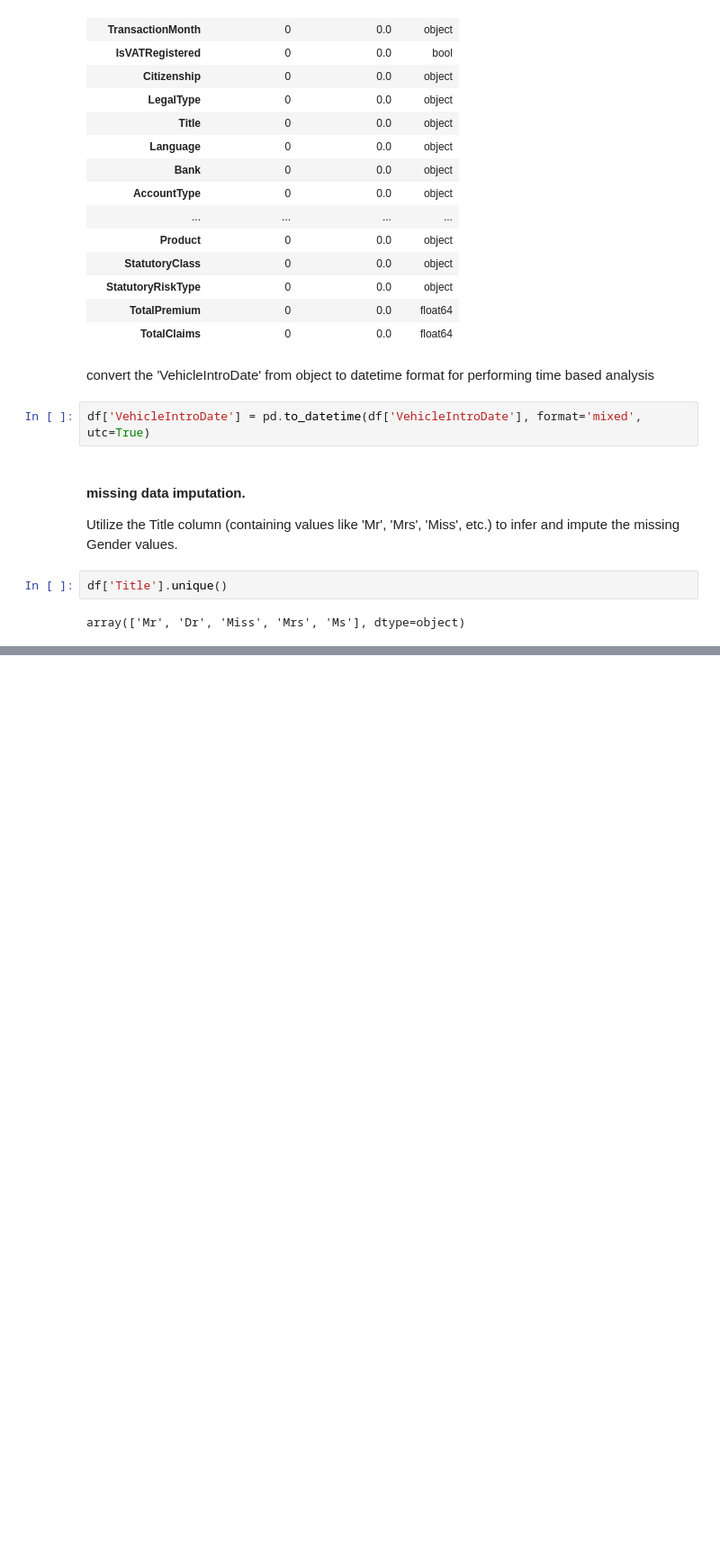
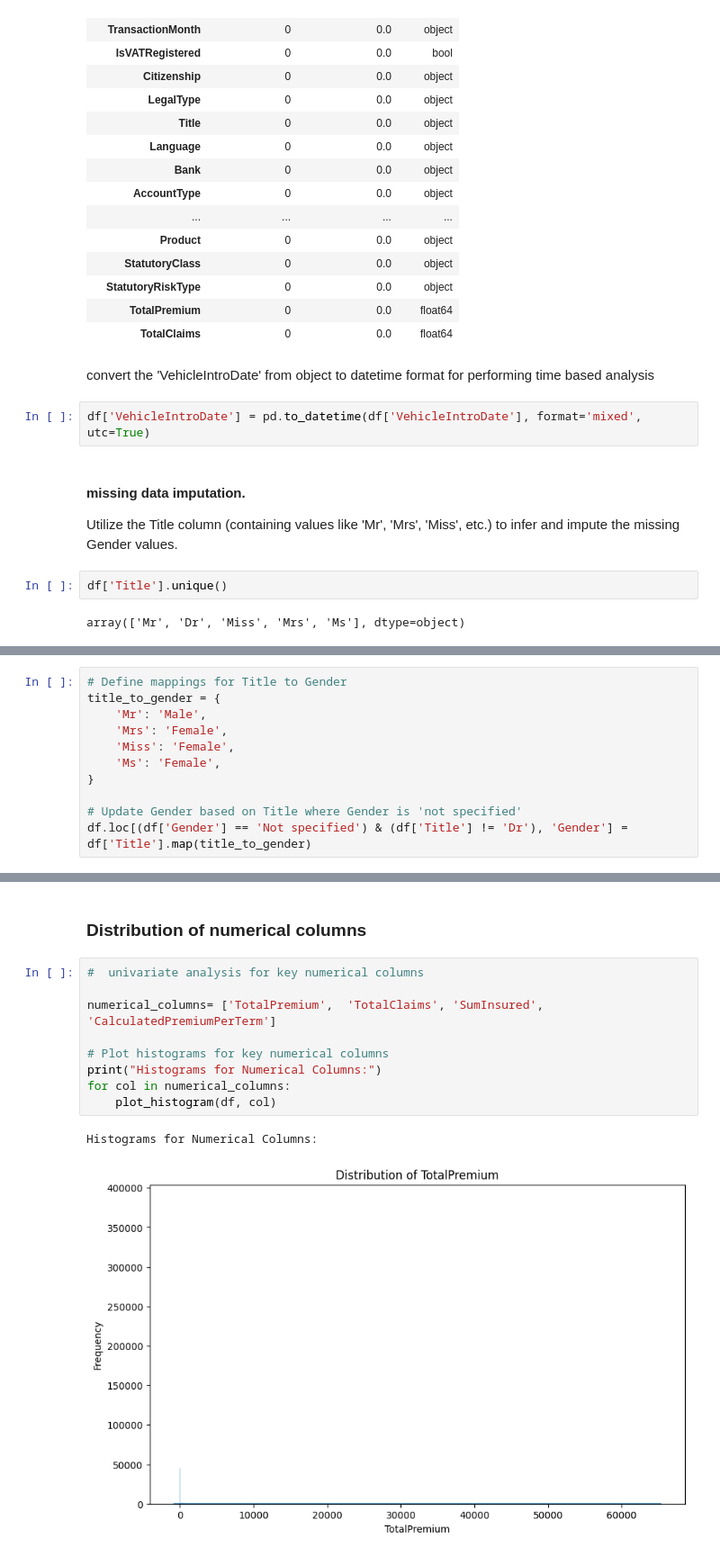
Before and after one commit to Gemechu90/AlphaCare-InsuranceAnalytics, a Jupyter notebook: notebooks/insurance_EDA.ipynb, the cells around one changed output, grey strips where cells are left out. Shown at 90% size. Cells and saved outputs as stored; diff of their text form; blank space fills up the shorter version.

Commit message:
Eploratory Data Analysis

```diff
--- a/notebooks/insurance_EDA.ipynb
+++ b/notebooks/insurance_EDA.ipynb
@@ -253,0 +249,11 @@ array(['Mr', 'Dr', 'Miss', 'Mrs', 'Ms'], dtype=object)
+# %%
+# Define mappings for Title to Gender
+title_to_gender = {
+    'Mr': 'Male',
+    'Mrs': 'Female',
+    'Miss': 'Female',
+    'Ms': 'Female',
+}
+
+# Update Gender based on Title where Gender is 'not specified'
+df.loc[(df['Gender'] == 'Not specified') & (df['Title'] != 'Dr'), 'Gender'] = df['Title'].map(title_to_gender)
@@ -253,0 +270,14 @@ array(['Mr', 'Dr', 'Miss', 'Mrs', 'Ms'], dtype=object)
+# %% [markdown]
+### Distribution of numerical columns
+# %%
+#  univariate analysis for key numerical columns
+
+numerical_columns= ['TotalPremium',	 'TotalClaims', 'SumInsured', 'CalculatedPremiumPerTerm']
+
+# Plot histograms for key numerical columns
+print("Histograms for Numerical Columns:")
+for col in numerical_columns:
+    plot_histogram(df, col)
+# %% [output]
+Histograms for Numerical Columns:
+[figure, added]
```
Also changed, not shown: parts of 43 cells of this notebook.
